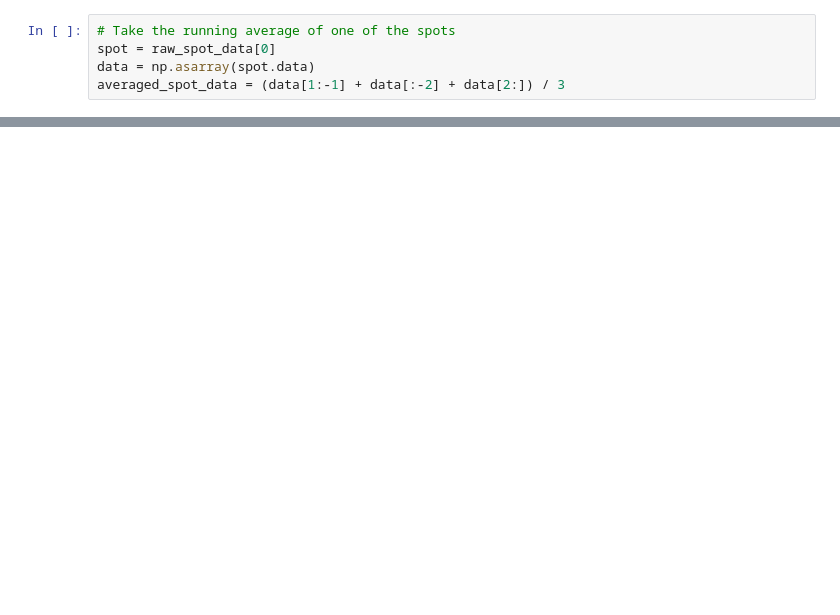
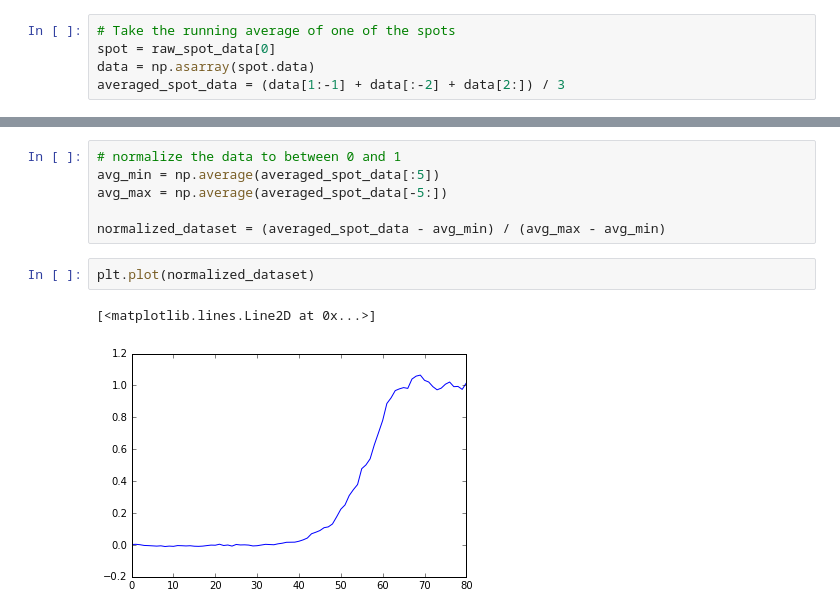
Before and after one commit to ericdill/pyspots, a Jupyter notebook: examples/Load-and-plot.ipynb, the cells around one changed output, grey strips where cells are left out. Saved outputs shown, nothing was run; the diff lists cells and outputs as text; blank space fills up the shorter version.

```diff
--- a/examples/Load-and-plot.ipynb
+++ b/examples/Load-and-plot.ipynb
@@ -50,3 +50,14 @@ ax.legend(loc=0)
+# %%
+# normalize the data to between 0 and 1
+avg_min = np.average(averaged_spot_data[:5])
+avg_max = np.average(averaged_spot_data[-5:])
+
+normalized_dataset = (averaged_spot_data - avg_min) / (avg_max - avg_min)
+# %%
+plt.plot(normalized_dataset)
+# %% [output]
+[<matplotlib.lines.Line2D at 0x...>]
+[figure, added]
 # %%
 # define our fitting function
 
```
Also changed, not shown: parts of 27 cells of this notebook.
